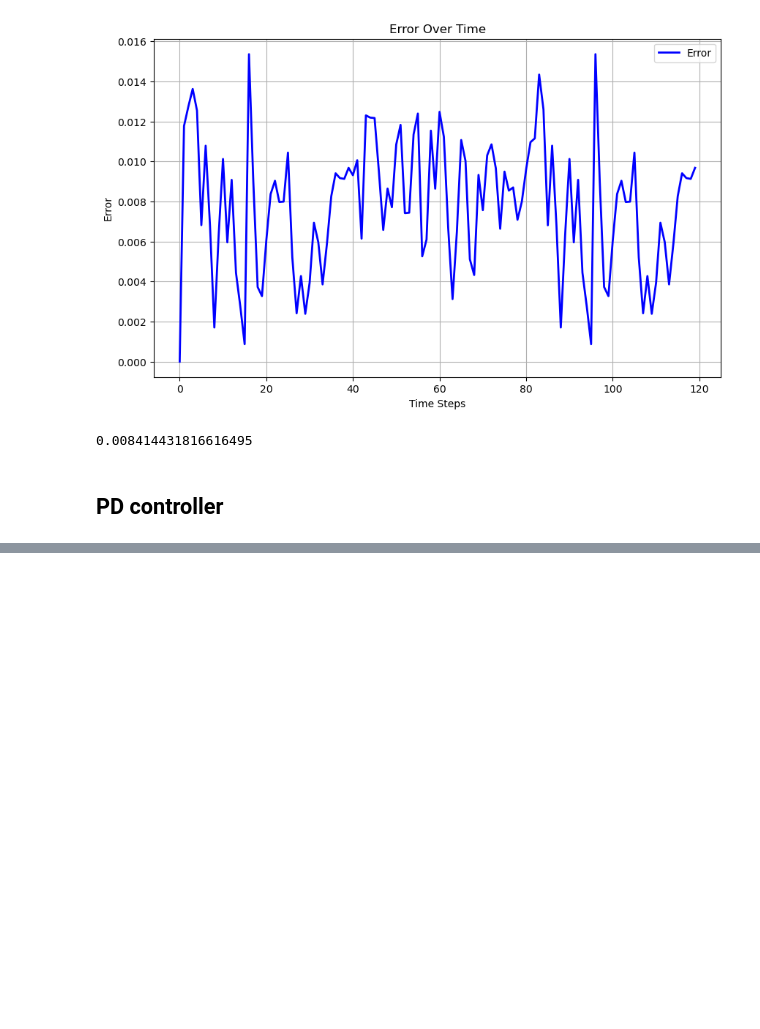
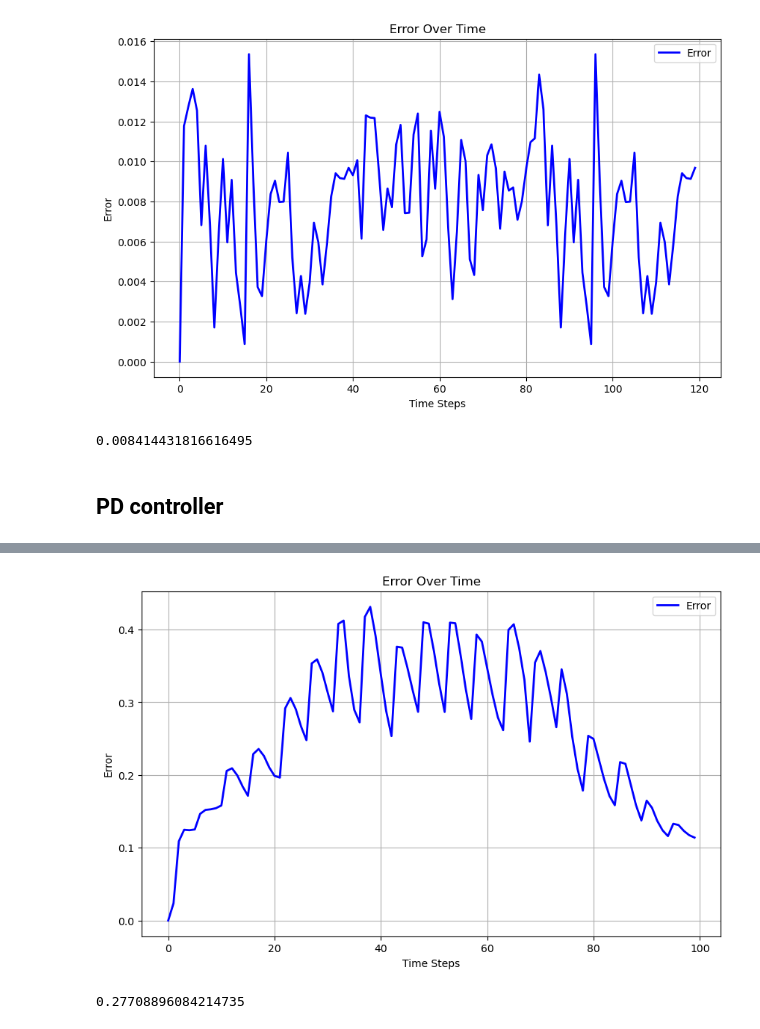
Before and after one commit to damurka5/RL_CDPR, a Jupyter notebook: mujoco_py/11_SB3_PPO&DDPG_evaluation.ipynb, the cells around one changed output, grey strips where cells are left out. Drawn from its saved outputs; the diff is of its cells as text; code cells hidden in the pictures; blank space fills up the shorter version.

```diff
--- a/mujoco_py/11_SB3_PPO&DDPG_evaluation.ipynb
+++ b/mujoco_py/11_SB3_PPO&DDPG_evaluation.ipynb
@@ -779,0 +861,10 @@ np.sqrt(mean_err)
+# %%
+plot_error(errors)
+# %% [output]
+[figure, added]
+# %%
+# RMS Error
+mean_err = np.mean(errors**2)
+np.sqrt(mean_err)
+# %% [output]
+0.27708896084214735
```
Also changed, not shown: parts of 2 cells of this notebook, 1 other file.
